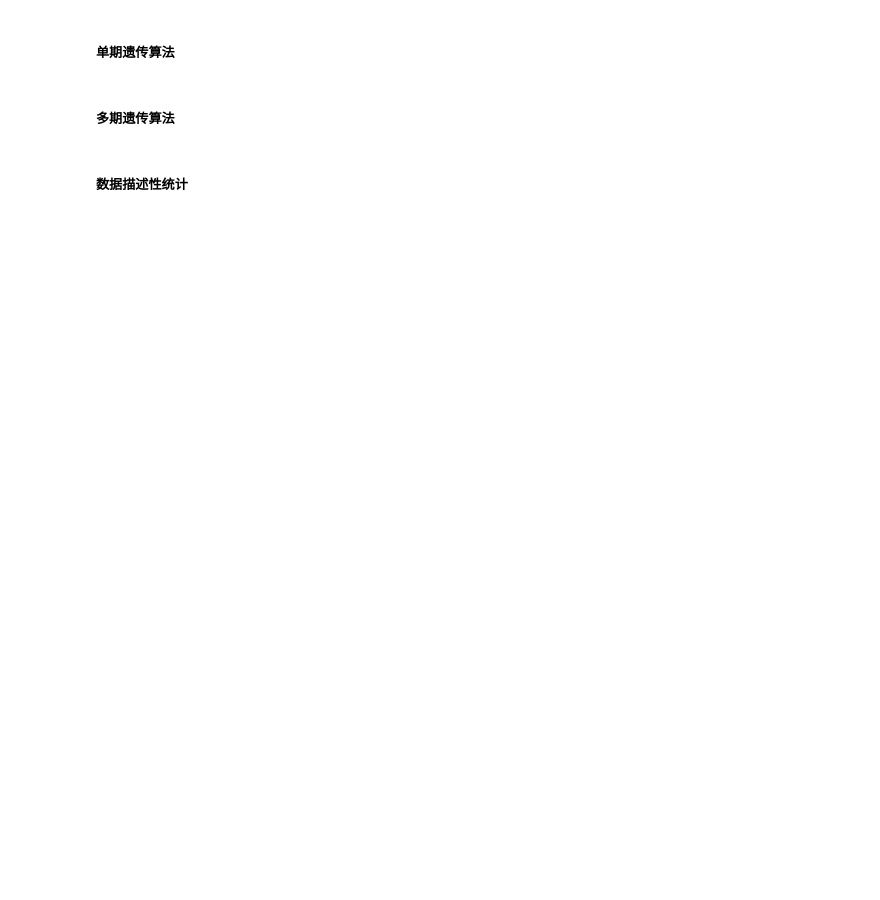
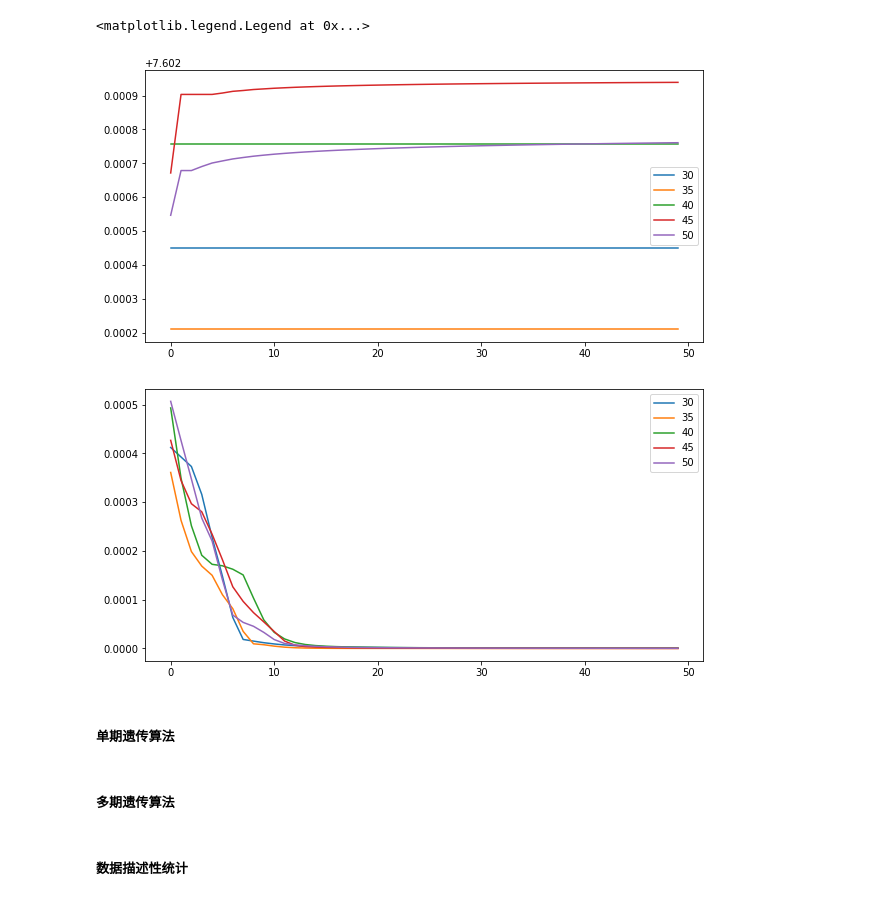
Before and after one commit to lca-123/GA_portfolio, a Jupyter notebook: code.ipynb, the cells around one changed output. Saved outputs shown, nothing was run; the diff lists cells and outputs as text; code cells hidden in the pictures; blank space fills up the shorter version.

Commit message:
update cal_best_candidates

```diff
--- a/code.ipynb
+++ b/code.ipynb
@@ -26,3 +28,21 @@ plt.plot(res[1])
+# %%
+# 计算最优候选解个数
+ps=Portfolio_Selection(data.values,s=1,period=2,money=2000,random_state=7)
+candidates_list=[30,35,40,45,50]
+res=ps.cal_best_candidates(candidates_list)
+
+plt.figure(figsize=(10,5))
+for i in range(len(candidates_list)):
+    plt.plot(res[0][i])
+plt.legend(candidates_list)
+plt.figure(figsize=(10,5))
+for i in range(len(candidates_list)):
+    plt.plot(res[1][i])
+plt.legend(candidates_list)
+# %% [output]
+<matplotlib.legend.Legend at 0x...>
+[figure, added]
+[figure, added]
 # %% [markdown]
 ##### 单期遗传算法
 # %%
```
Also changed, not shown: parts of 2 cells of this notebook, 1 other file.
